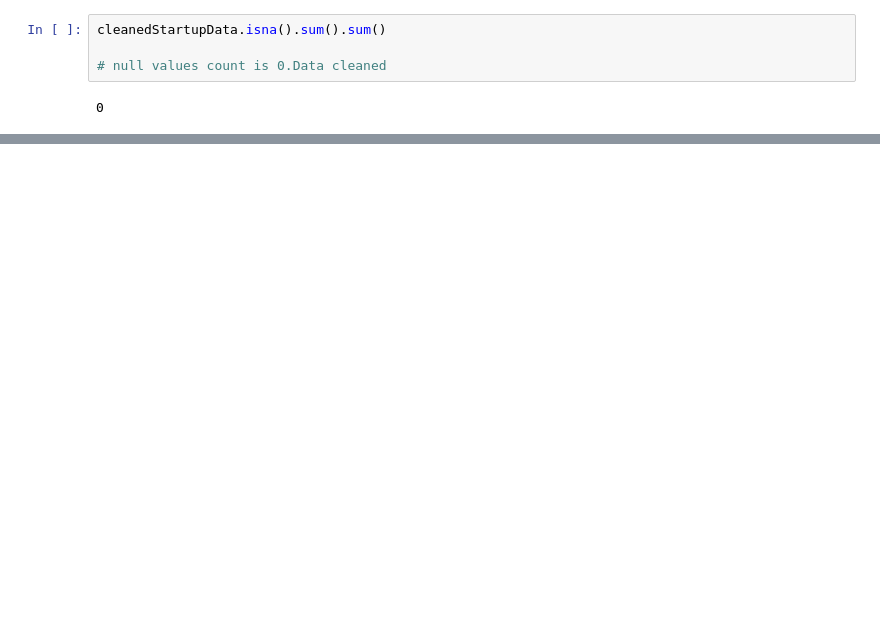
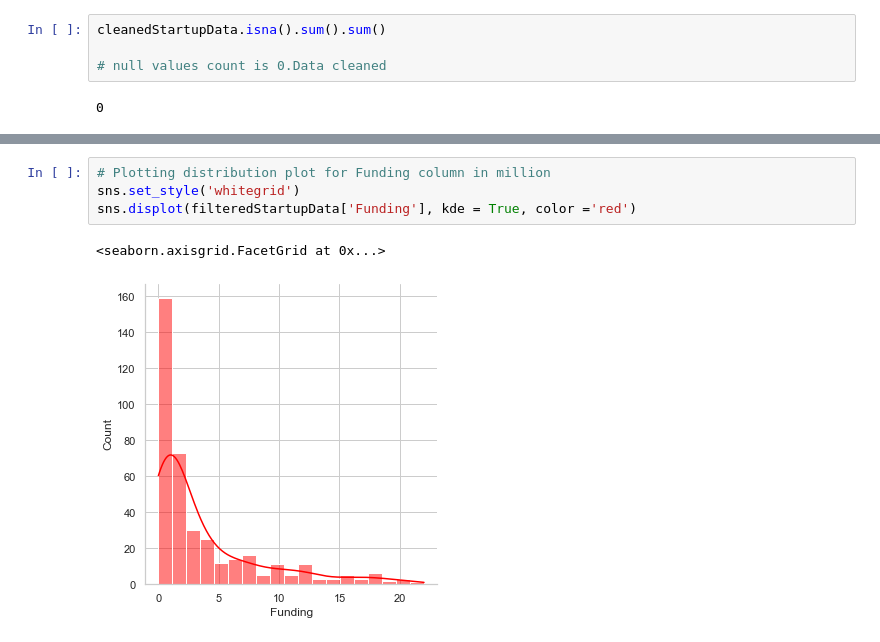
Before and after one commit to SelvamRaju/Applied-Statistics, a Jupyter notebook: Part-Three.ipynb, the cells around one changed output, grey strips where cells are left out. Saved outputs shown, nothing was run; the diff lists cells and outputs as text; blank space fills up the shorter version.

```diff
--- a/Part-Three.ipynb
+++ b/Part-Three.ipynb
@@ -157,0 +304,7 @@ cleanedStartupData
+# %%
+# Plotting distribution plot for Funding column in million
+sns.set_style('whitegrid')
+sns.displot(filteredStartupData['Funding'], kde = True, color ='red')
+# %% [output]
+<seaborn.axisgrid.FacetGrid at 0x...>
+[figure, added]
```
Also changed, not shown: parts of 38 cells of this notebook.
